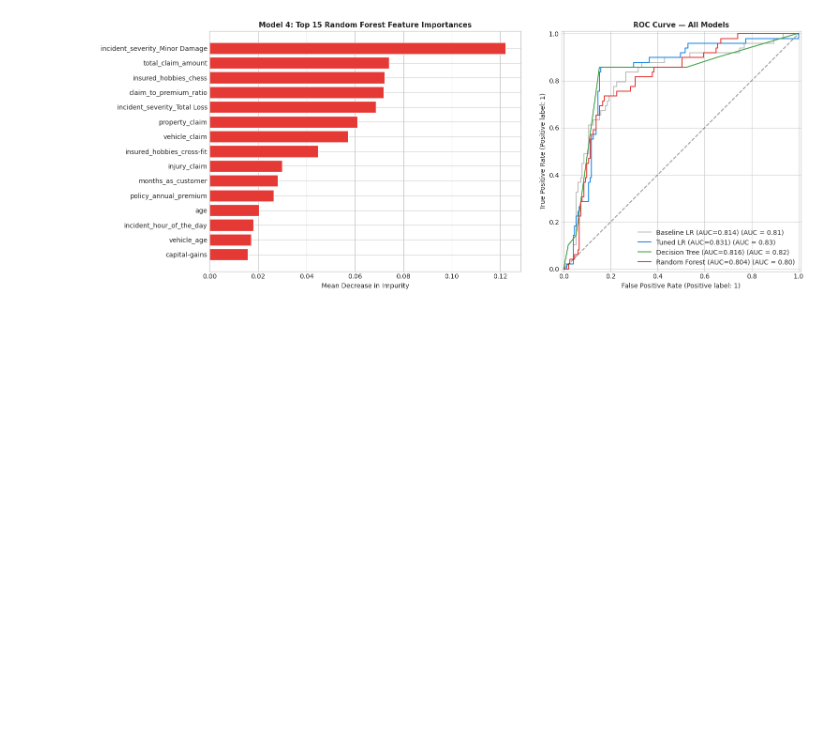
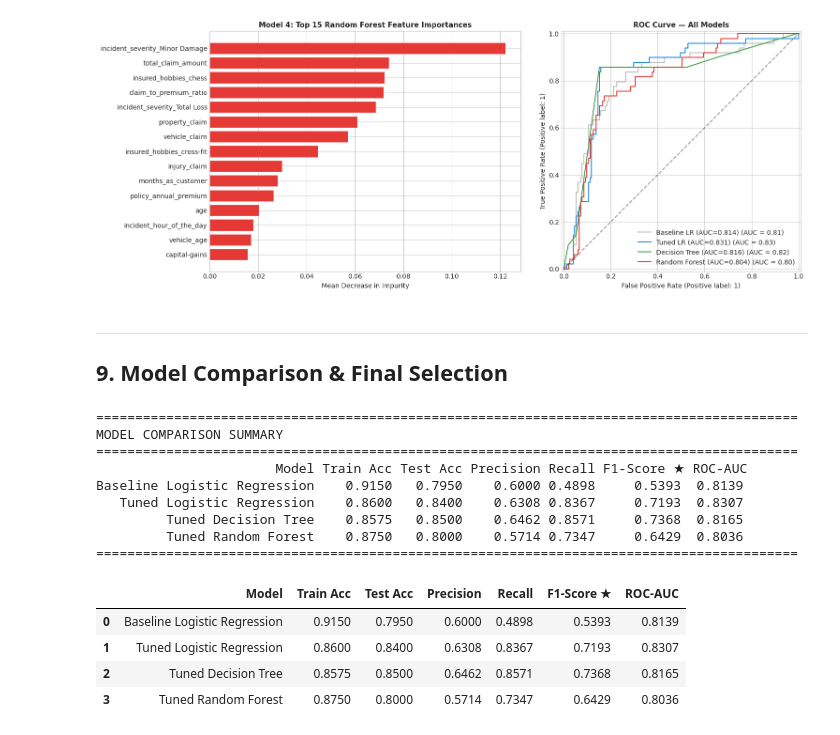
Before and after one commit to Alanmuchiri/Fraud-Detection-Analysis, a Jupyter notebook: main.ipynb, the cells around one changed output. Drawn from its saved outputs; the diff is of its cells as text; code cells hidden in the pictures; blank space fills up the shorter version.

```diff
--- a/main.ipynb
+++ b/main.ipynb
@@ -781,3 +781,42 @@ plt.tight_layout()
 plt.show()
 # %% [output]
 [figure]
+# %% [markdown]
+---
+## 9. Model Comparison & Final Selection
+# %%
+# ── Summary table ────────────────────────────────────────────────
+summary = []
+for name, m in results_log.items():
+    summary.append({
+        'Model'         : name.split(': ')[1],
+        'Train Acc'     : f"{m['train_acc']:.4f}",
+        'Test Acc'      : f"{m['test_acc']:.4f}",
+        'Precision'     : f"{m['precision']:.4f}",
+        'Recall'        : f"{m['recall']:.4f}",
+        'F1-Score ★'   : f"{m['f1']:.4f}",
+        'ROC-AUC'       : f"{m['roc_auc']:.4f}",
+    })
+
+summary_df = pd.DataFrame(summary)
+print("=" * 90)
+print("MODEL COMPARISON SUMMARY")
+print("=" * 90)
+print(summary_df.to_string(index=False))
+print("=" * 90)
+summary_df
+# %% [output]
+==========================================================================================
+MODEL COMPARISON SUMMARY
+==========================================================================================
+                       Model Train Acc Test Acc Precision Recall F1-Score ★ ROC-AUC
+Baseline Logistic Regression    0.9150   0.7950    0.6000 0.4898     0.5393  0.8139
+   Tuned Logistic Regression    0.8600   0.8400    0.6308 0.8367     0.7193  0.8307
+         Tuned Decision Tree    0.8575   0.8500    0.6462 0.8571     0.7368  0.8165
+         Tuned Random Forest    0.8750   0.8000    0.5714 0.7347     0.6429  0.8036
+==========================================================================================
+|  | Model | Train Acc | Test Acc | Precision | Recall | F1-Score ★ | ROC-AUC |
+| 0 | Baseline Logistic Regression | 0.9150 | 0.7950 | 0.6000 | 0.4898 | 0.5393 | 0.8139 |
+| 1 | Tuned Logistic Regression | 0.8600 | 0.8400 | 0.6308 | 0.8367 | 0.7193 | 0.8307 |
+| 2 | Tuned Decision Tree | 0.8575 | 0.8500 | 0.6462 | 0.8571 | 0.7368 | 0.8165 |
+| 3 | Tuned Random Forest | 0.8750 | 0.8000 | 0.5714 | 0.7347 | 0.6429 | 0.8036 |
```
Also changed, not shown: parts of 2 cells of this notebook.
